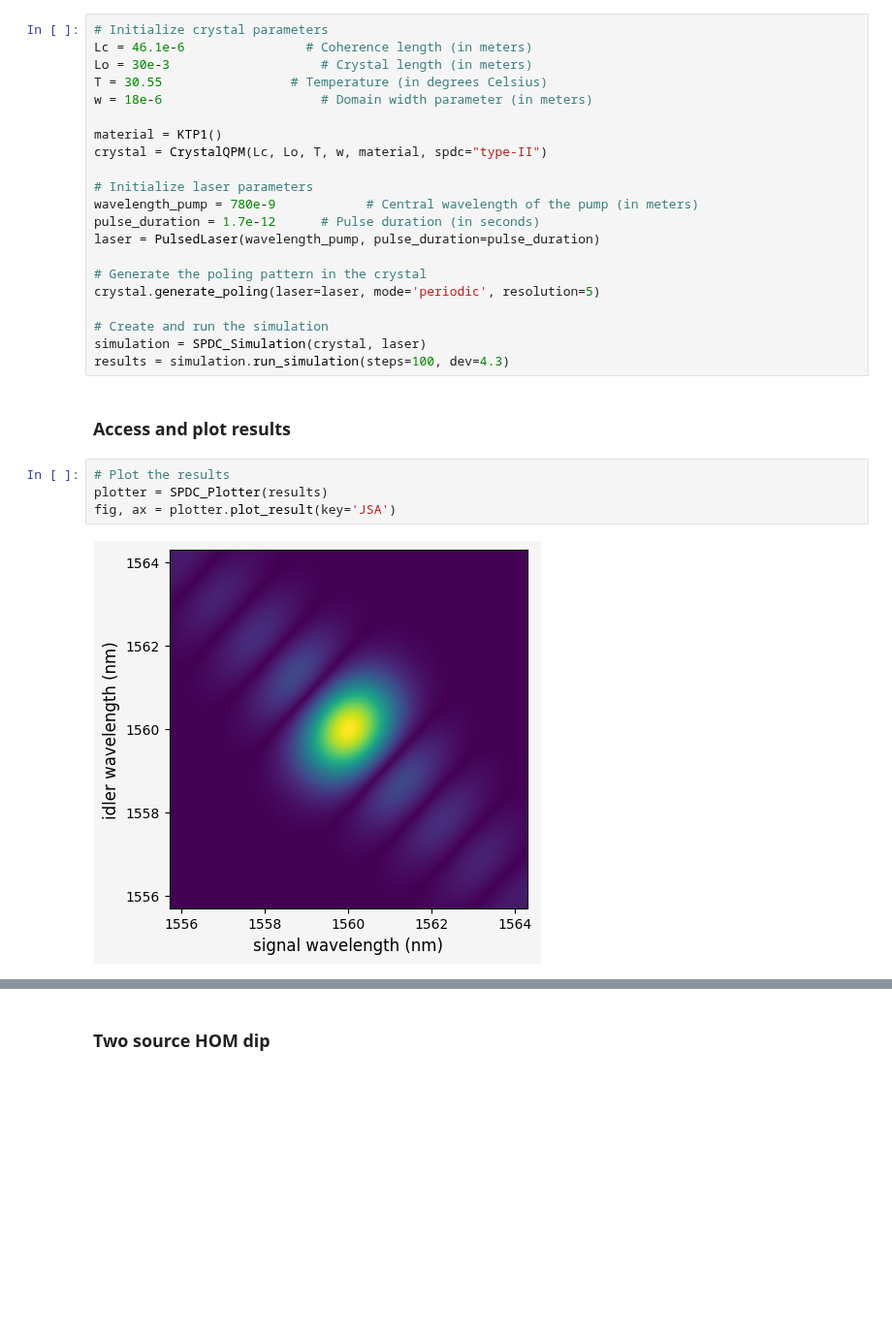
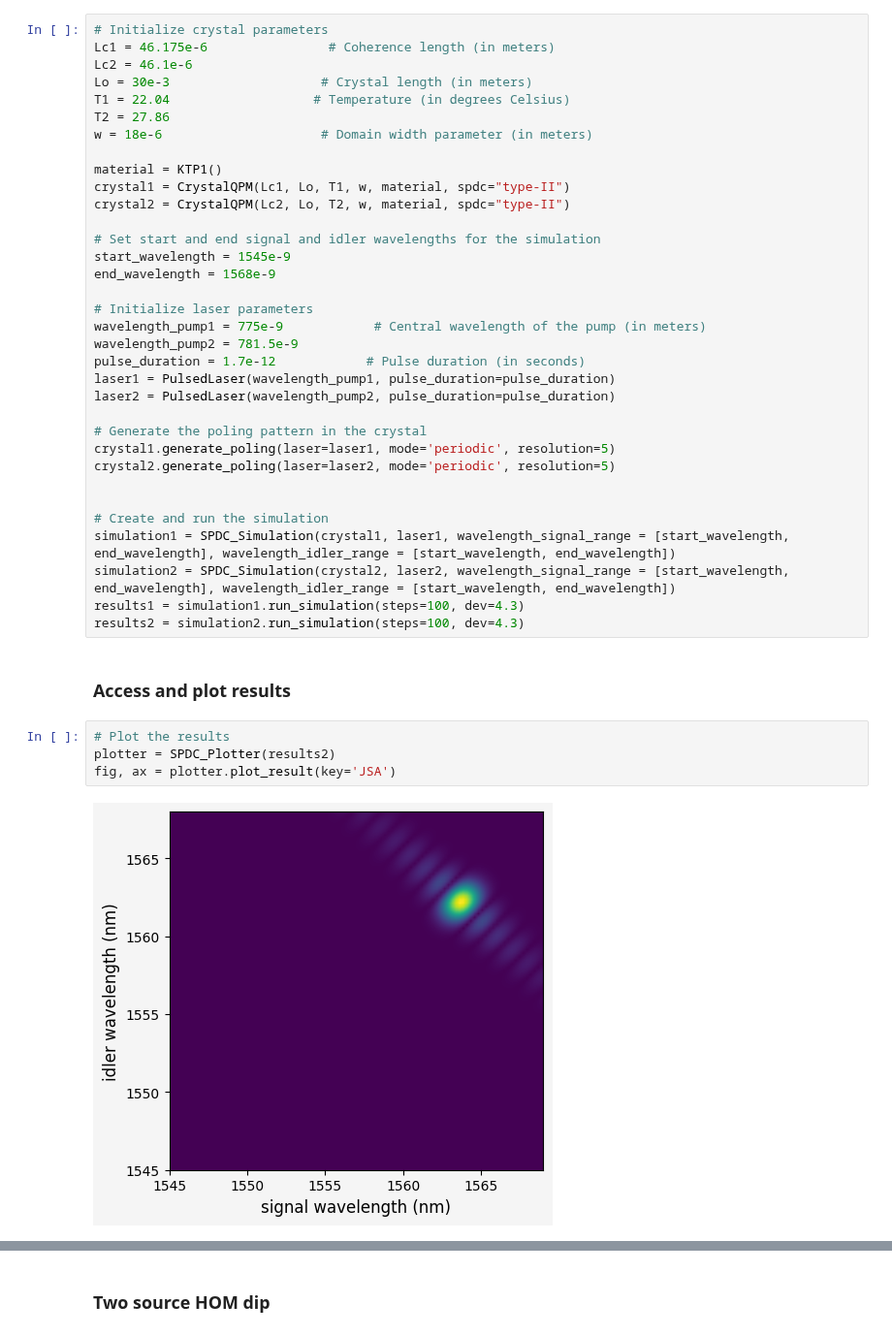
Before and after one commit to nicosieber/PhotonPairLab, a Jupyter notebook: demo.ipynb, the cells around one changed output, grey strips where cells are left out. Shown at 97% size. Cells and saved outputs as stored; diff of their text form; blank space fills up the shorter version.

```diff
--- a/demo.ipynb
+++ b/demo.ipynb
@@ -19,30 +19,43 @@ from photonpairlab.qpm.materials_qpm import KTP1
 ### Preparing and running simulation
 # %%
 # Initialize crystal parameters
-Lc = 46.1e-6                # Coherence length (in meters)
+Lc1 = 46.175e-6                # Coherence length (in meters)
+Lc2 = 46.1e-6
 Lo = 30e-3                    # Crystal length (in meters)
-T = 30.55                 # Temperature (in degrees Celsius)
+T1 = 22.04                   # Temperature (in degrees Celsius)
+T2 = 27.86
 w = 18e-6                     # Domain width parameter (in meters)
 
 material = KTP1()
-crystal = CrystalQPM(Lc, Lo, T, w, material, spdc="type-II")
+crystal1 = CrystalQPM(Lc1, Lo, T1, w, material, spdc="type-II")
+crystal2 = CrystalQPM(Lc2, Lo, T2, w, material, spdc="type-II")
+
+# Set start and end signal and idler wavelengths for the simulation
+start_wavelength = 1545e-9
+end_wavelength = 1568e-9
 
 # Initialize laser parameters
-wavelength_pump = 780e-9            # Central wavelength of the pump (in meters)
-pulse_duration = 1.7e-12      # Pulse duration (in seconds)
-laser = PulsedLaser(wavelength_pump, pulse_duration=pulse_duration)
+wavelength_pump1 = 775e-9            # Central wavelength of the pump (in meters)
+wavelength_pump2 = 781.5e-9
+pulse_duration = 1.7e-12            # Pulse duration (in seconds)
+laser1 = PulsedLaser(wavelength_pump1, pulse_duration=pulse_duration)
+laser2 = PulsedLaser(wavelength_pump2, pulse_duration=pulse_duration)
 
 # Generate the poling pattern in the crystal
-crystal.generate_poling(laser=laser, mode='periodic', resolution=5)
+crystal1.generate_poling(laser=laser1, mode='periodic', resolution=5)
+crystal2.generate_poling(laser=laser2, mode='periodic', resolution=5)
+
 
 # Create and run the simulation
-simulation = SPDC_Simulation(crystal, laser)
-results = simulation.run_simulation(steps=100, dev=4.3)
+simulation1 = SPDC_Simulation(crystal1, laser1, wavelength_signal_range = [start_wavelength, end_wavelength], wavelength_idler_range = [start_wavelength, end_wavelength])
+simulation2 = SPDC_Simulation(crystal2, laser2, wavelength_signal_range = [start_wavelength, end_wavelength], wavelength_idler_range = [start_wavelength, end_wavelength])
+results1 = simulation1.run_simulation(steps=100, dev=4.3)
+results2 = simulation2.run_simulation(steps=100, dev=4.3)
 # %% [markdown]
 ### Access and plot results
 # %%
 # Plot the results
-plotter = SPDC_Plotter(results)
+plotter = SPDC_Plotter(results2)
 fig, ax = plotter.plot_result(key='JSA')
 # %% [output]
-[figure, old version]
+[figure, new version]
```
Also changed, not shown: parts of 5 cells of this notebook, 2 other files.
